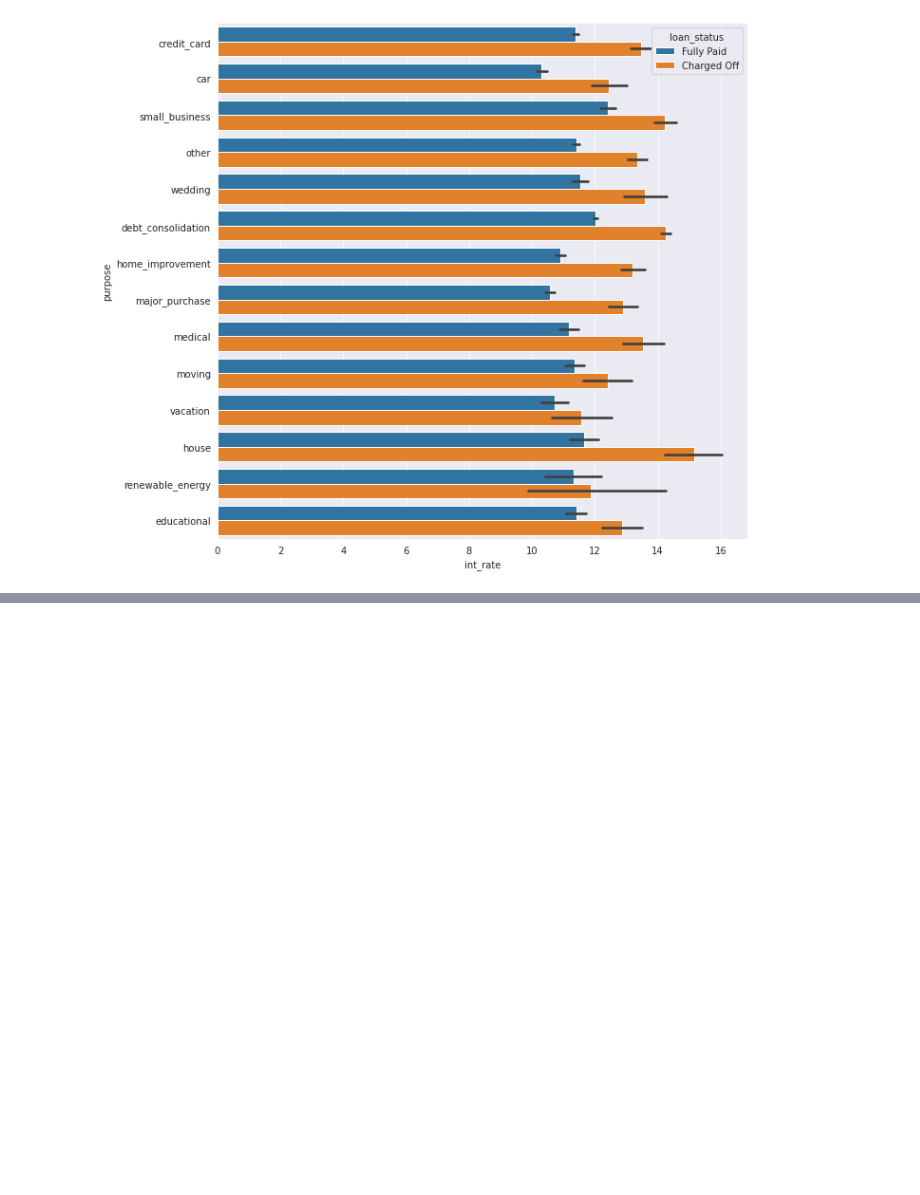
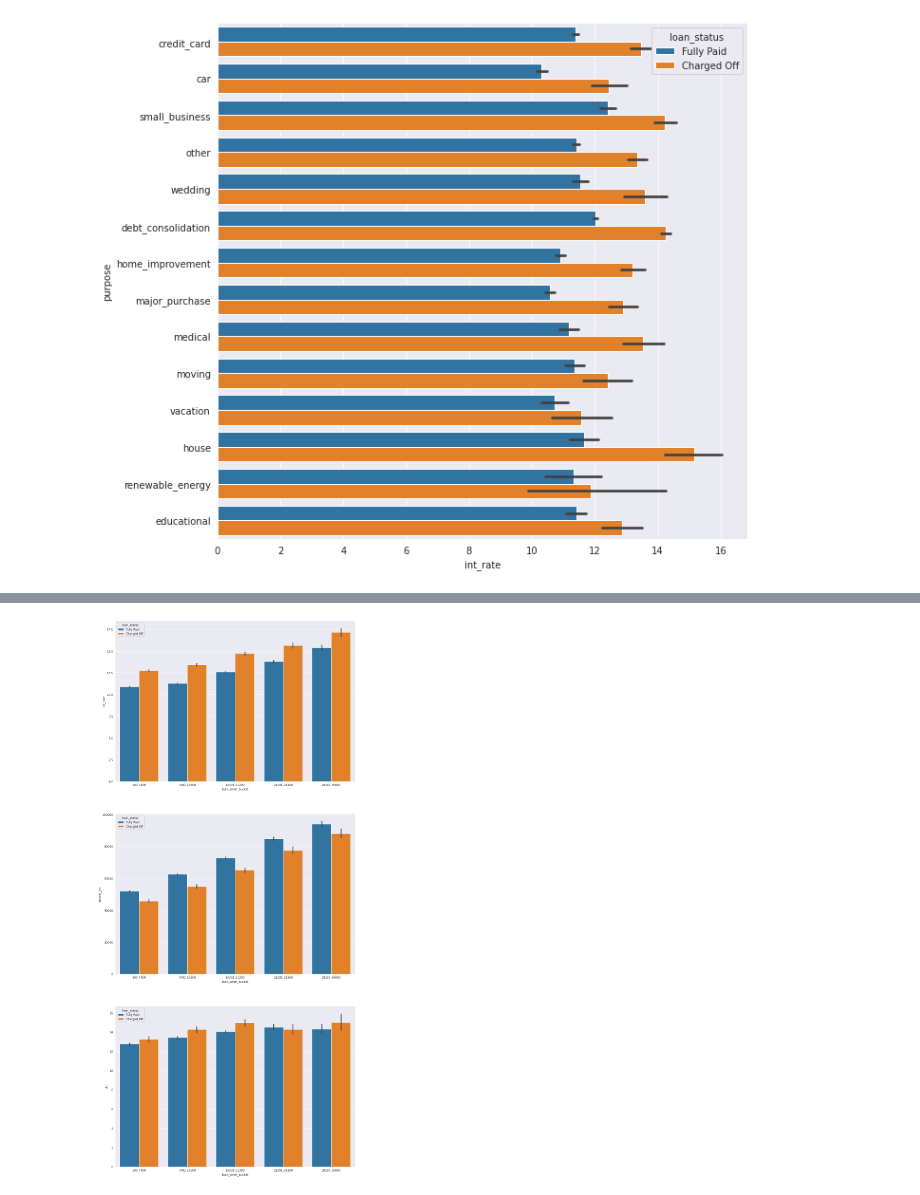
Before and after one commit to sidshrivastav/LendingClubCaseStudy, a Jupyter notebook: siddhant_shrivastav.ipynb, the cells around one changed output, grey strips where cells are left out. Saved outputs shown, nothing was run; the diff lists cells and outputs as text; code cells hidden in the pictures; blank space fills up the shorter version.

```diff
--- a/siddhant_shrivastav.ipynb
+++ b/siddhant_shrivastav.ipynb
@@ -446,0 +460,10 @@ plt.show()
+# %%
+fig, ax = plt.subplots(3,1, figsize=(15,35))
+
+# Multiple Graph
+sns.barplot(data=df, x='loan_amnt_bucket', y='int_rate', hue="loan_status", ax=ax[0])
+sns.barplot(data=df, x='loan_amnt_bucket', y='annual_inc', hue="loan_status", ax=ax[1])
+sns.barplot(data=df, x='loan_amnt_bucket', y='dti', hue="loan_status", ax=ax[2])
+plt.show()
+# %% [output]
+[figure, added]
```
Also changed, not shown: parts of 9 cells of this notebook.
